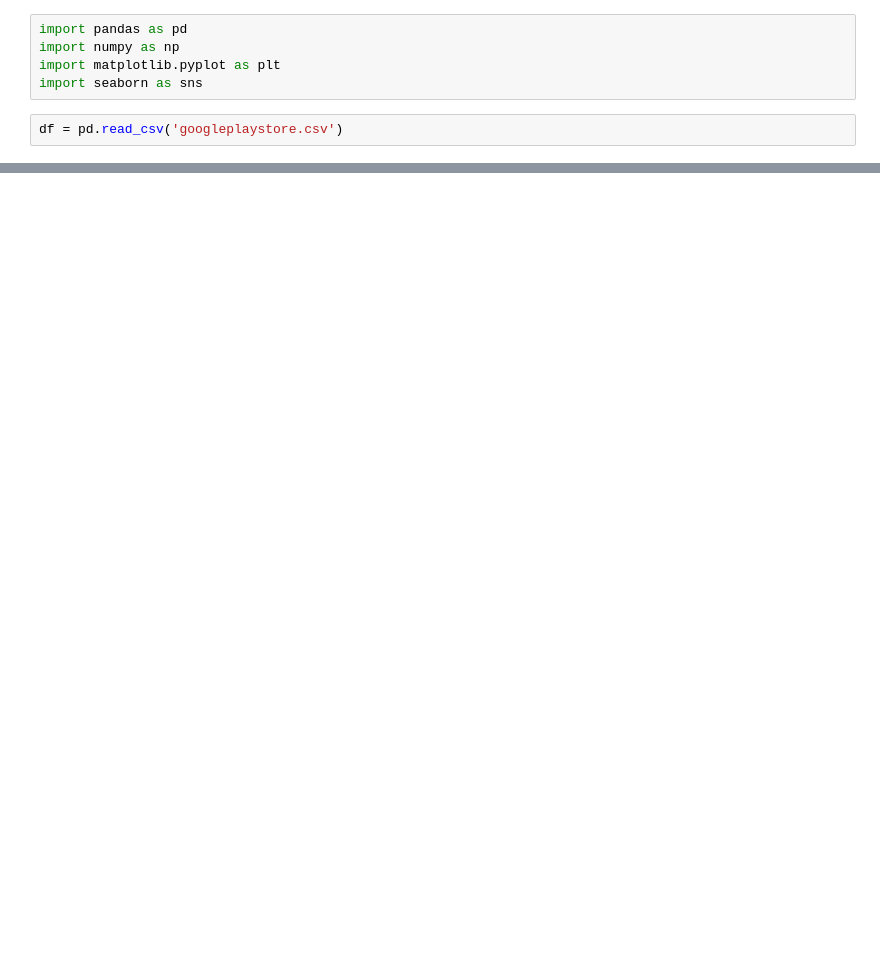
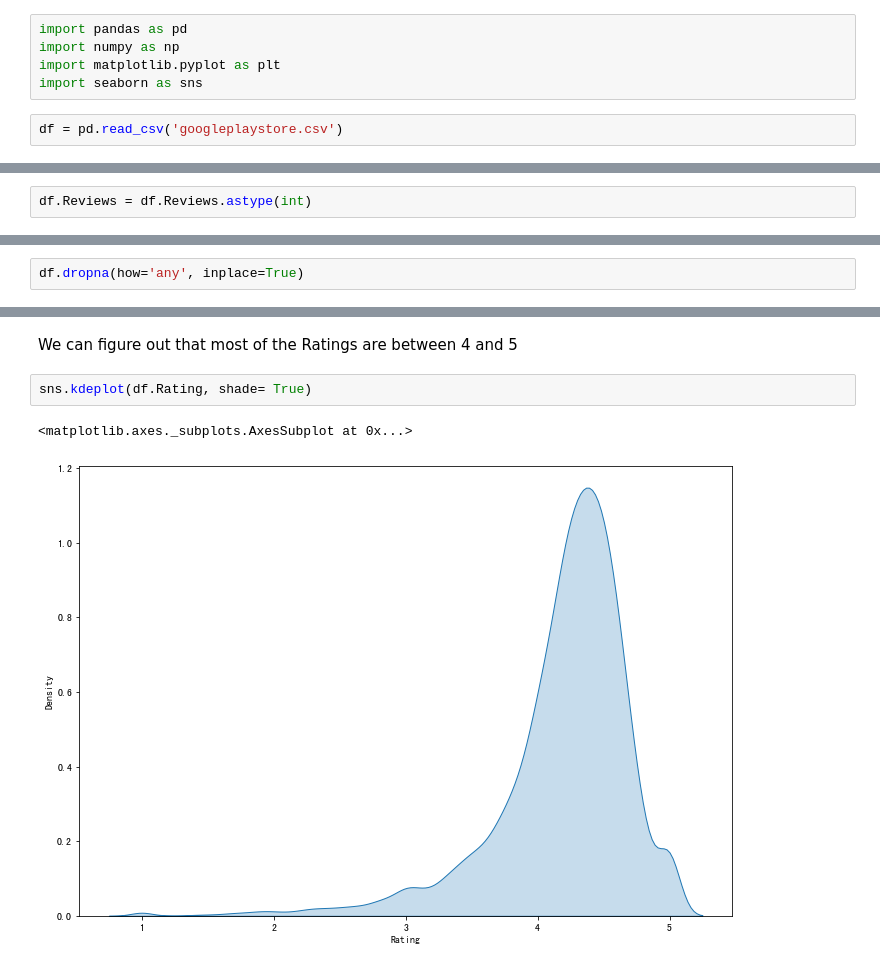
Before and after one commit to schien0525/data_project, a Jupyter notebook: Google Play Store Apps/GooglePlay.ipynb, the cells around one changed output, grey strips where cells are left out. Drawn from its saved outputs; the diff is of its cells as text; blank space fills up the shorter version.

```diff
--- a/Google Play Store Apps/GooglePlay.ipynb
+++ b/Google Play Store Apps/GooglePlay.ipynb
@@ -21,0 +39,2 @@ df.head(10)
+# %%
+df.Reviews = df.Reviews.astype(int)
@@ -21,0 +58,2 @@ df.head(10)
+# %%
+df.dropna(how='any', inplace=True)
@@ -21,0 +76,7 @@ df.head(10)
+# %% [markdown]
+We can figure out that most of the Ratings are between 4 and 5
+# %%
+sns.kdeplot(df.Rating, shade= True)
+# %% [output]
+<matplotlib.axes._subplots.AxesSubplot at 0x...>
+[figure, added]
```
Also changed, not shown: parts of 13 cells of this notebook.
